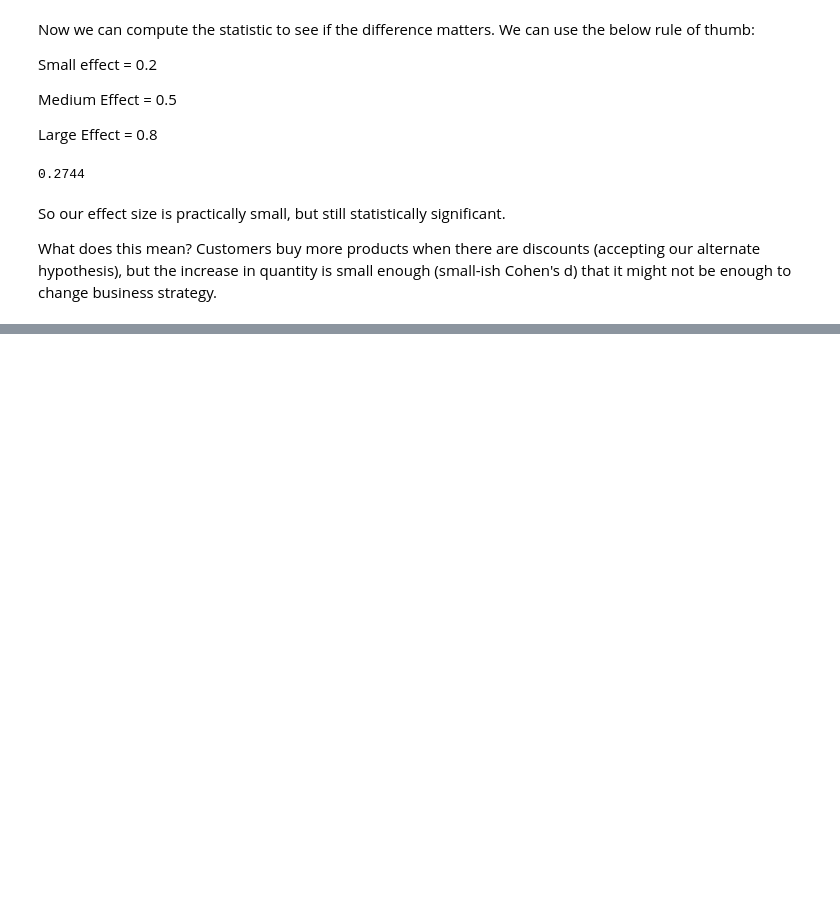
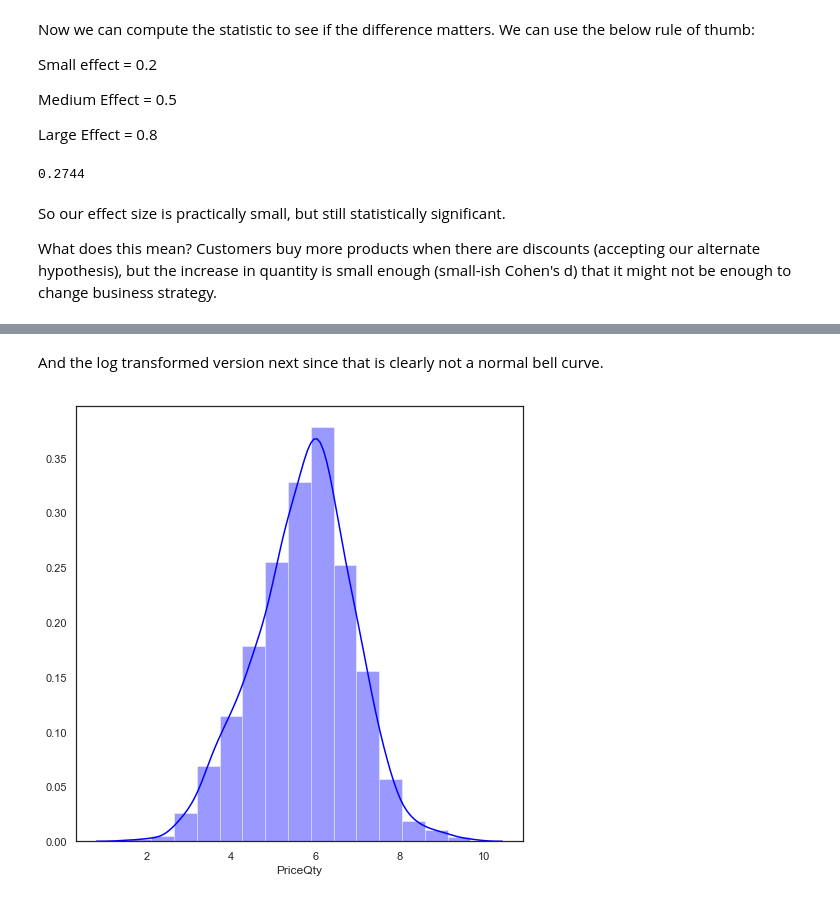
Before and after one commit to MissAle17/dsc-2-final-project-online-ds-sp-000, a Jupyter notebook: Module2.ipynb, the cells around one changed output, grey strips where cells are left out. Cells and saved outputs as stored; diff of their text form; code cells hidden in the pictures; blank space fills up the shorter version.

```diff
--- a/Module2.ipynb
+++ b/Module2.ipynb
@@ -295,0 +328,9 @@ Let's state our next hypothesis and walk through our analysis.
+# %% [markdown]
+And the log transformed version next since that is clearly not a normal bell curve.
+# %%
+df2_log = df.copy()
+df2_log['PriceQty']=np.log(df['PriceQty'])
+fig = plt.figure(figsize=(8,8))
+ax3 = sns.distplot(df2_log.PriceQty, bins=15, hist=True, color = 'blue')
+# %% [output]
+[figure, added]
```
Also changed, not shown: parts of 9 cells of this notebook.
